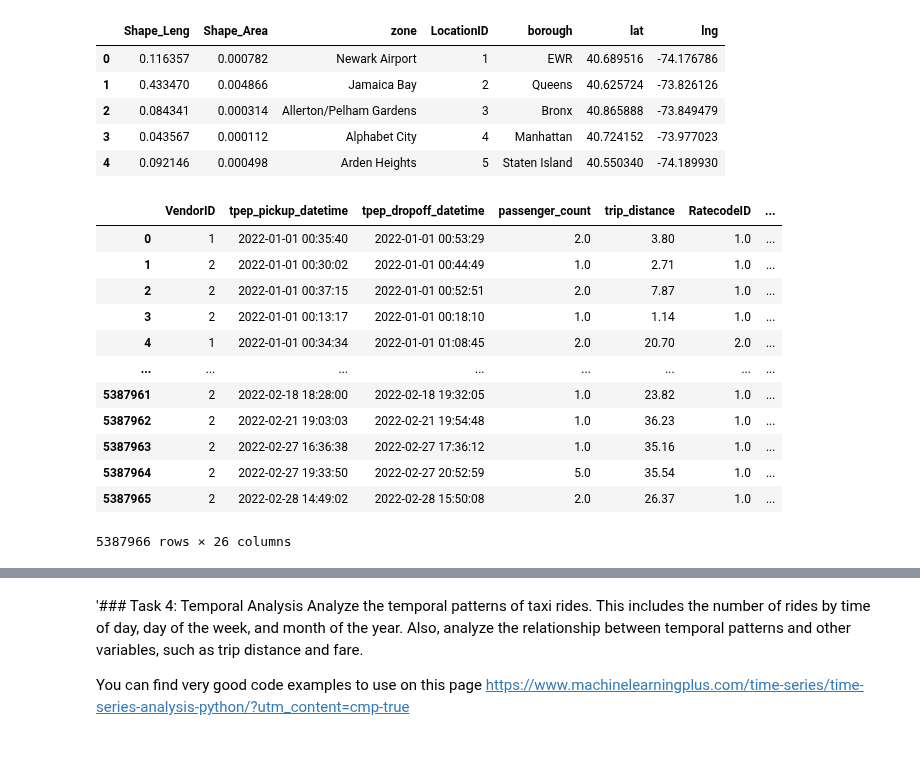
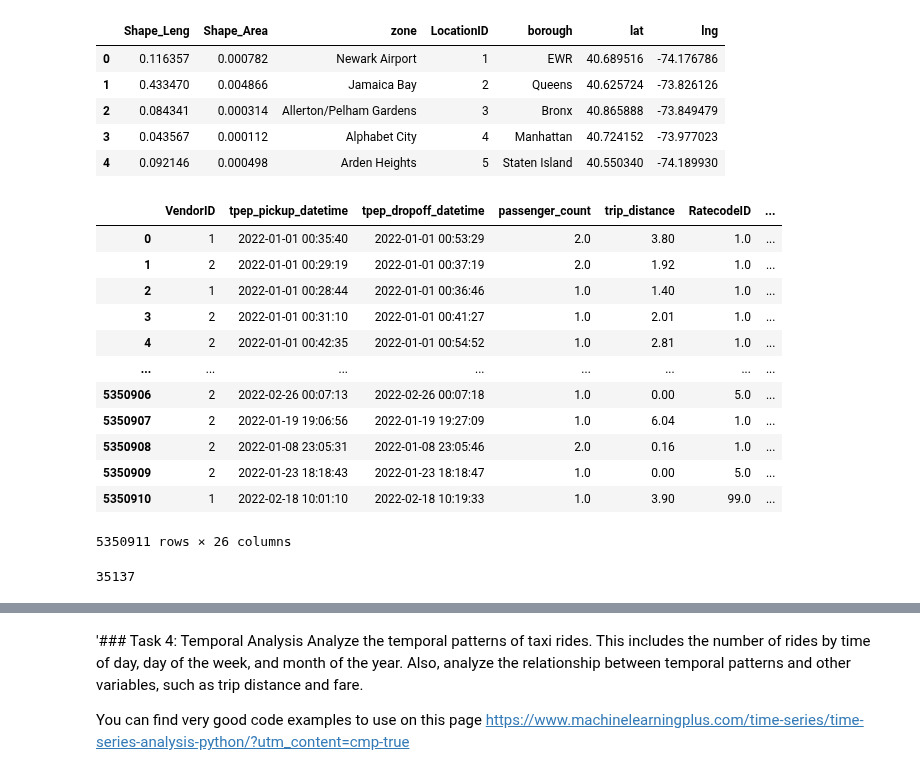
Before and after one commit to Strongside-87/Project-Delivery, a Jupyter notebook: 4_temporal_spatial_data_analysis.ipynb, the cells around one changed output, grey strips where cells are left out. Saved outputs shown, nothing was run; the diff lists cells and outputs as text; code cells hidden in the pictures.

Commit message:
Timestamp map for KeplerrGL

```diff
--- a/4_temporal_spatial_data_analysis.ipynb
+++ b/4_temporal_spatial_data_analysis.ipynb
@@ -105,21 +105,3 @@ df_zones.head(5)
 | 2 | 0.084341 | 0.000314 | Allerton/Pelham Gardens | 3 | Bronx | 40.865888 | -73.849479 |
 | 3 | 0.043567 | 0.000112 | Alphabet City | 4 | Manhattan | 40.724152 | -73.977023 |
 | 4 | 0.092146 | 0.000498 | Arden Heights | 5 | Staten Island | 40.550340 | -74.189930 |
-# %%
-merged_df = df_yellow.merge(df_zones, left_on='DOLocationID', right_on='LocationID')
-
-merged_df
-# %% [output]
-|  | VendorID | tpep_pickup_datetime | tpep_dropoff_datetime | passenger_count | trip_distance | RatecodeID | ... |
-| 0 | 1 | 2022-01-01 00:35:40 | 2022-01-01 00:53:29 | 2.0 | 3.80 | 1.0 | ... |
-| 1 | 2 | 2022-01-01 00:30:02 | 2022-01-01 00:44:49 | 1.0 | 2.71 | 1.0 | ... |
-| 2 | 2 | 2022-01-01 00:37:15 | 2022-01-01 00:52:51 | 2.0 | 7.87 | 1.0 | ... |
-| 3 | 2 | 2022-01-01 00:13:17 | 2022-01-01 00:18:10 | 1.0 | 1.14 | 1.0 | ... |
-| 4 | 1 | 2022-01-01 00:34:34 | 2022-01-01 01:08:45 | 2.0 | 20.70 | 2.0 | ... |
-| ... | ... | ... | ... | ... | ... | ... | ... |
-| 5387961 | 2 | 2022-02-18 18:28:00 | 2022-02-18 19:32:05 | 1.0 | 23.82 | 1.0 | ... |
-| 5387962 | 2 | 2022-02-21 19:03:03 | 2022-02-21 19:54:48 | 1.0 | 36.23 | 1.0 | ... |
-| 5387963 | 2 | 2022-02-27 16:36:38 | 2022-02-27 17:36:12 | 1.0 | 35.16 | 1.0 | ... |
-| 5387964 | 2 | 2022-02-27 19:33:50 | 2022-02-27 20:52:59 | 5.0 | 35.54 | 1.0 | ... |
-| 5387965 | 2 | 2022-02-28 14:49:02 | 2022-02-28 15:50:08 | 2.0 | 26.37 | 1.0 | ... |
-5387966 rows × 26 columns
@@ -149,3 +108,46 @@ filtered_df.to_csv('kepler_map.csv', index=False)
+# %%
+merged_df = df_yellow.merge(df_zones[['LocationID', 'lat', 'lng']], left_on='DOLocationID', right_on='LocationID')
+merged_df = merged_df.merge(df_zones[['LocationID', 'lat', 'lng']], left_on='PULocationID', right_on='LocationID', suffixes=('_DO', '_PU'))
+
+# Convert the DO and PU datetime columns to datetime objects
+merged_df['tpep_dropoff_datetime'] = pd.to_datetime(merged_df['tpep_dropoff_datetime'])
+merged_df['tpep_pickup_datetime'] = pd.to_datetime(merged_df['tpep_pickup_datetime'])
+
+# Create a combined timestamp column for DO and PU times
+merged_df['timestamp'] = merged_df['tpep_dropoff_datetime'].astype(str) + ' - ' + merged_df['tpep_pickup_datetime'].astype(str)
+
+merged_df
+# %% [output]
+|  | VendorID | tpep_pickup_datetime | tpep_dropoff_datetime | passenger_count | trip_distance | RatecodeID | ... |
+| 0 | 1 | 2022-01-01 00:35:40 | 2022-01-01 00:53:29 | 2.0 | 3.80 | 1.0 | ... |
+| 1 | 2 | 2022-01-01 00:29:19 | 2022-01-01 00:37:19 | 2.0 | 1.92 | 1.0 | ... |
+| 2 | 1 | 2022-01-01 00:28:44 | 2022-01-01 00:36:46 | 1.0 | 1.40 | 1.0 | ... |
+| 3 | 2 | 2022-01-01 00:31:10 | 2022-01-01 00:41:27 | 1.0 | 2.01 | 1.0 | ... |
+| 4 | 2 | 2022-01-01 00:42:35 | 2022-01-01 00:54:52 | 1.0 | 2.81 | 1.0 | ... |
+| ... | ... | ... | ... | ... | ... | ... | ... |
+| 5350906 | 2 | 2022-02-26 00:07:13 | 2022-02-26 00:07:18 | 1.0 | 0.00 | 5.0 | ... |
+| 5350907 | 2 | 2022-01-19 19:06:56 | 2022-01-19 19:27:09 | 1.0 | 6.04 | 1.0 | ... |
+| 5350908 | 2 | 2022-01-08 23:05:31 | 2022-01-08 23:05:46 | 2.0 | 0.16 | 1.0 | ... |
+| 5350909 | 2 | 2022-01-23 18:18:43 | 2022-01-23 18:18:47 | 1.0 | 0.00 | 5.0 | ... |
+| 5350910 | 1 | 2022-02-18 10:01:10 | 2022-02-18 10:19:33 | 1.0 | 3.90 | 99.0 | ... |
+5350911 rows × 26 columns
+# %%
+# Convert the tpep_pickup_datetime column to datetime objects
+merged_df['tpep_pickup_datetime'] = pd.to_datetime(merged_df['tpep_pickup_datetime'])
+
+# Filter for week 1, pickup hours between 7 and 9, and year equal to 2022
+filtered_df = merged_df[
+    (merged_df['tpep_pickup_datetime'].dt.isocalendar().week == 1) &
+    (merged_df['tpep_pickup_datetime'].dt.hour >= 7) &
+    (merged_df['tpep_pickup_datetime'].dt.hour <= 8) &
+    (merged_df['tpep_pickup_datetime'].dt.year == 2022)
+    ]
+
+print(len(filtered_df))
+# Print the filtered dataframe
+filtered_df.to_csv('kepler_map.csv', index=False)
+# %% [output]
+35137
 # %%
 from keplergl import KeplerGl
 map_1 = KeplerGl()
```
Also changed, not shown: parts of 5 cells of this notebook, 3 other files.
